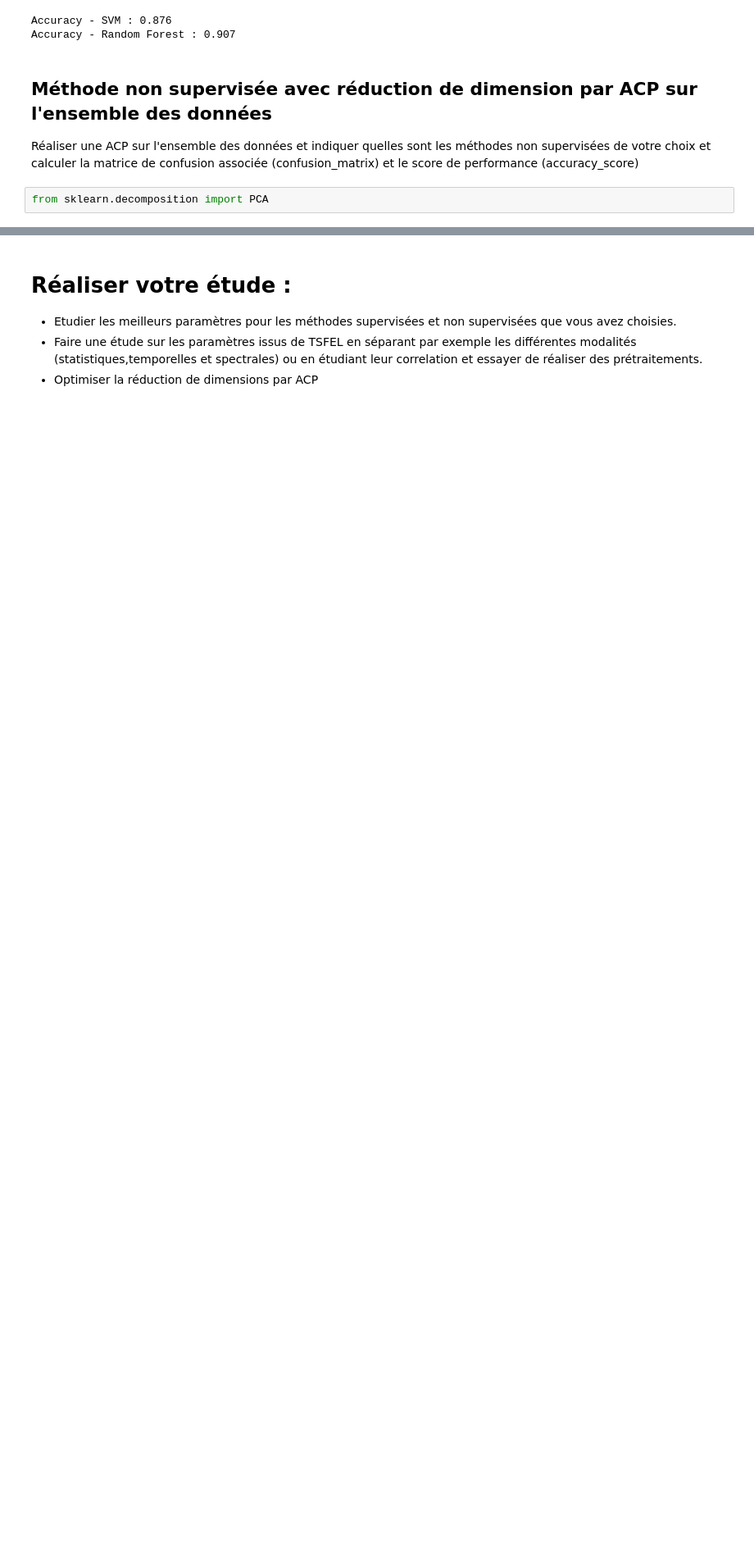
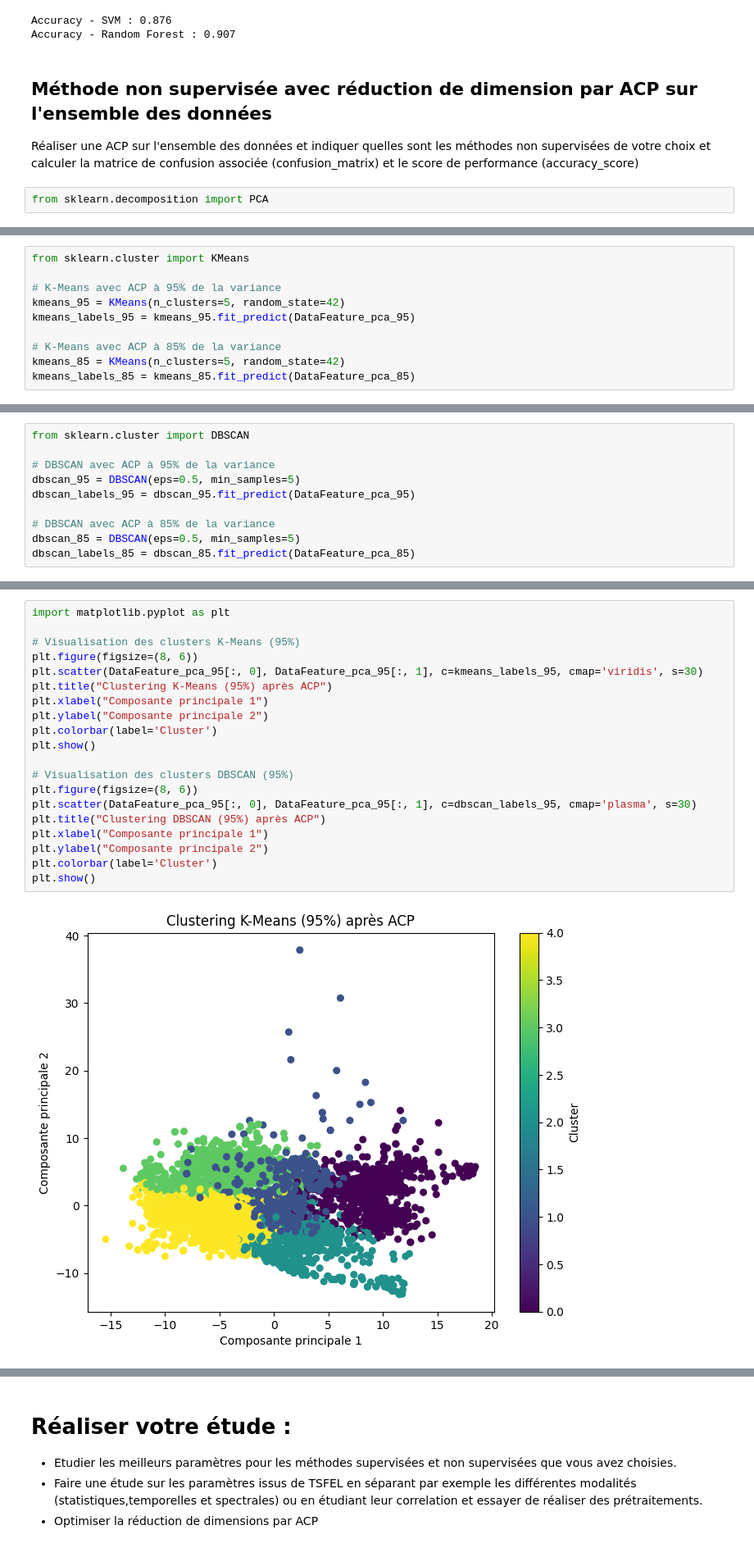
Before and after one commit to AsmaeKarmouchi/Project_ECG_Classification, a Jupyter notebook: Projet_ECG_Etudiant.ipynb, the cells around one changed output, grey strips where cells are left out. Shown at 82% size. Saved outputs shown, nothing was run; the diff lists cells and outputs as text; blank space fills up the shorter version.

```diff
--- a/Projet_ECG_Etudiant.ipynb
+++ b/Projet_ECG_Etudiant.ipynb
@@ -544,0 +570,10 @@ from sklearn.decomposition import PCA
+# %%
+from sklearn.cluster import KMeans
+
+# K-Means avec ACP à 95% de la variance
+kmeans_95 = KMeans(n_clusters=5, random_state=42)
+kmeans_labels_95 = kmeans_95.fit_predict(DataFeature_pca_95)
+
+# K-Means avec ACP à 85% de la variance
+kmeans_85 = KMeans(n_clusters=5, random_state=42)
+kmeans_labels_85 = kmeans_85.fit_predict(DataFeature_pca_85)
@@ -544,0 +583,10 @@ from sklearn.decomposition import PCA
+# %%
+from sklearn.cluster import DBSCAN
+
+# DBSCAN avec ACP à 95% de la variance
+dbscan_95 = DBSCAN(eps=0.5, min_samples=5)
+dbscan_labels_95 = dbscan_95.fit_predict(DataFeature_pca_95)
+
+# DBSCAN avec ACP à 85% de la variance
+dbscan_85 = DBSCAN(eps=0.5, min_samples=5)
+dbscan_labels_85 = dbscan_85.fit_predict(DataFeature_pca_85)
@@ -544,0 +657,22 @@ from sklearn.decomposition import PCA
+# %%
+import matplotlib.pyplot as plt
+
+# Visualisation des clusters K-Means (95%)
+plt.figure(figsize=(8, 6))
+plt.scatter(DataFeature_pca_95[:, 0], DataFeature_pca_95[:, 1], c=kmeans_labels_95, cmap='viridis', s=30)
+plt.title("Clustering K-Means (95%) après ACP")
+plt.xlabel("Composante principale 1")
+plt.ylabel("Composante principale 2")
+plt.colorbar(label='Cluster')
+plt.show()
+
+# Visualisation des clusters DBSCAN (95%)
+plt.figure(figsize=(8, 6))
+plt.scatter(DataFeature_pca_95[:, 0], DataFeature_pca_95[:, 1], c=dbscan_labels_95, cmap='plasma', s=30)
+plt.title("Clustering DBSCAN (95%) après ACP")
+plt.xlabel("Composante principale 1")
+plt.ylabel("Composante principale 2")
+plt.colorbar(label='Cluster')
+plt.show()
+# %% [output]
+[figure, added]
```
Also changed, not shown: parts of 14 cells of this notebook.
